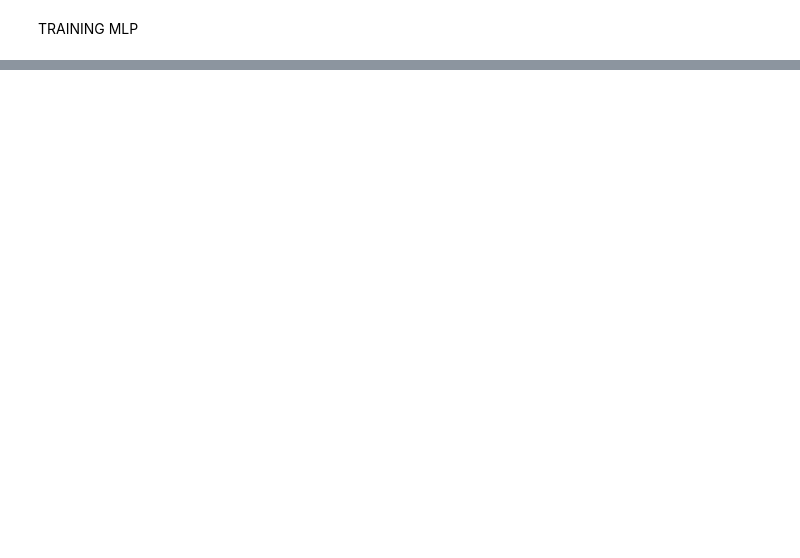
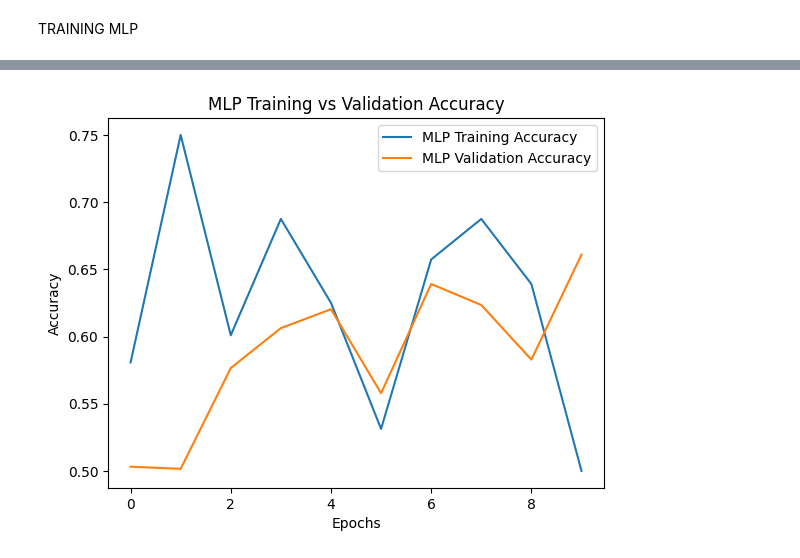
Before and after one commit to NikhitapHegde/final_year_project, a Jupyter notebook: brainnn_tumor_accuracies.ipynb, the cells around one changed output, grey strips where cells are left out. Drawn from its saved outputs; the diff is of its cells as text; code cells hidden in the pictures; blank space fills up the shorter version.

```diff
--- a/brainnn_tumor_accuracies.ipynb
+++ b/brainnn_tumor_accuracies.ipynb
@@ -659,0 +527,10 @@ Generated 1500 images and saved them in /extracted_files/no/.
+# %%
+plt.plot(mlp_history.history['accuracy'], label='MLP Training Accuracy')
+plt.plot(mlp_history.history['val_accuracy'], label='MLP Validation Accuracy')
+plt.xlabel('Epochs')
+plt.ylabel('Accuracy')
+plt.legend()
+plt.title('MLP Training vs Validation Accuracy')
+plt.show()
+# %% [output]
+[figure, added]
```
Also changed, not shown: parts of 22 cells of this notebook.
